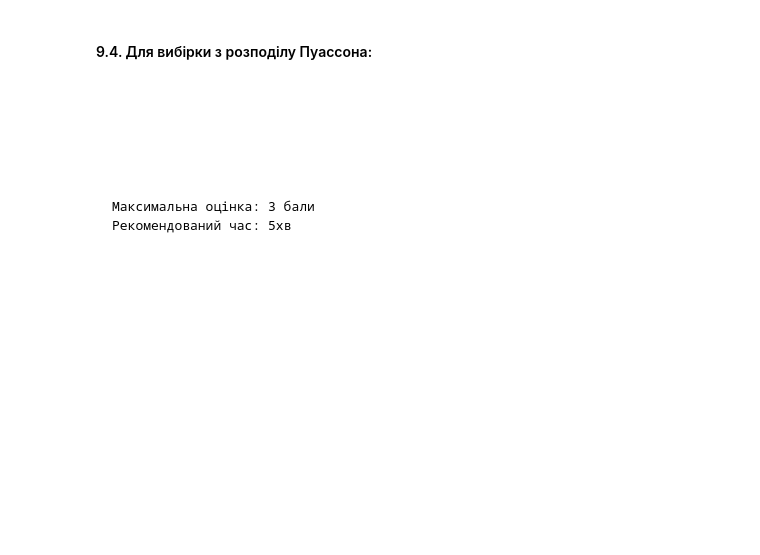
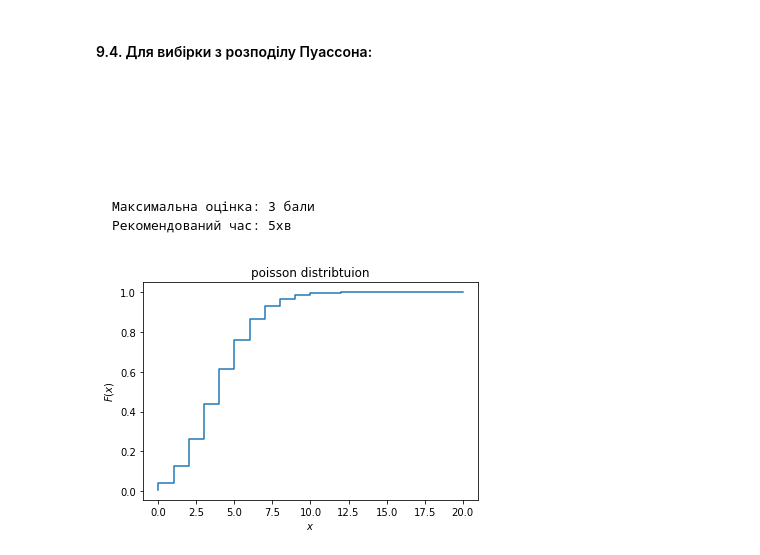
Before and after one commit to BoyarinO/dataroot, a Jupyter notebook: dataro.ipynb, the cells around one changed output. Saved outputs shown, nothing was run; the diff lists cells and outputs as text; code cells hidden in the pictures; blank space fills up the shorter version.

````diff
--- a/dataro.ipynb
+++ b/dataro.ipynb
@@ -435,3 +687,20 @@ labels = ['a', 'b', 'c', 'd', 'e', 'f', 'g', 'h', 'i', 'j']
 Максимальна оцінка: 3 бали
 Рекомендований час: 5хв
 ```
+# %%
+import pandas as pd
+import numpy as np
+import matplotlib.pyplot as plt
+import scipy.stats as sts
+
+poisson_rv = sts.poisson(5)
+x = np.linspace(0,20,21)
+cdf = poisson_rv.cdf(x)
+
+plt.step(x, cdf)
+plt.ylabel('$F(x)$')
+plt.xlabel('$x$')
+plt.title('poisson distribtuion')
+plt.show()
+# %% [output]
+[figure, added]
````
Also changed, not shown: parts of 26 cells of this notebook.
